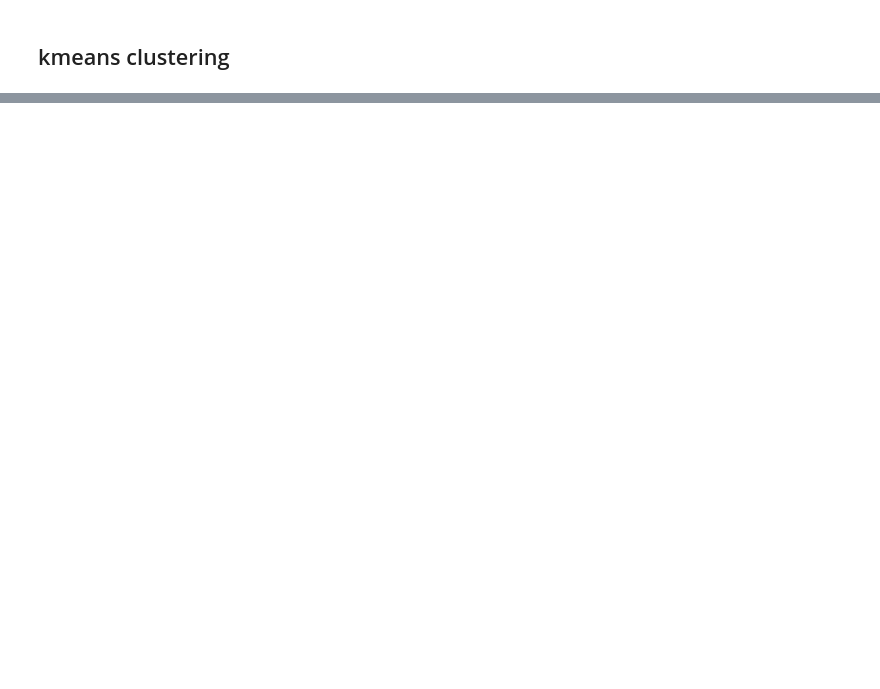
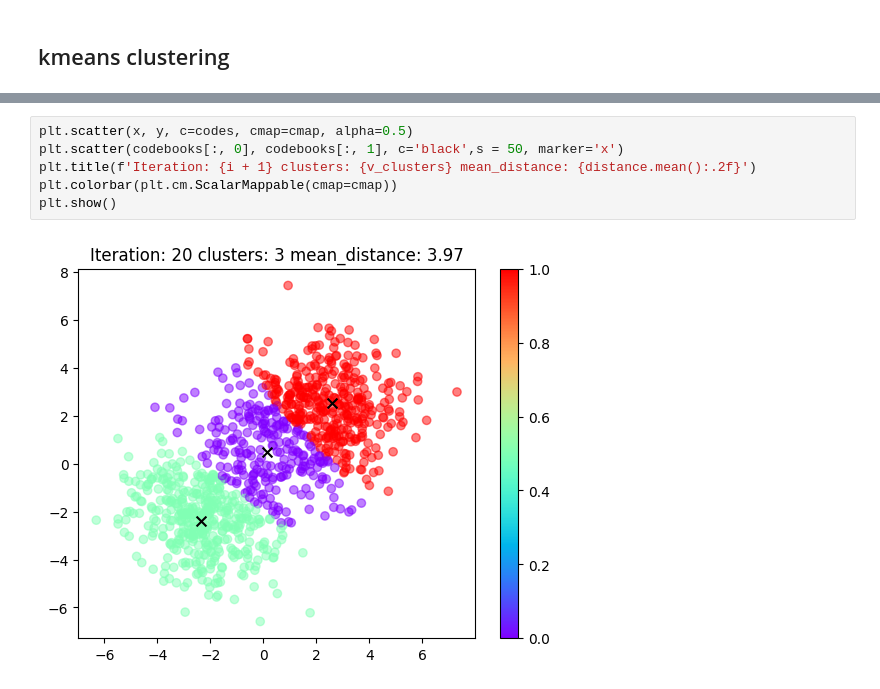
Before and after one commit to donglinkang2021/kmeans_torch, a Jupyter notebook: dev.ipynb, the cells around one changed output, grey strips where cells are left out. Drawn from its saved outputs; the diff is of its cells as text; blank space fills up the shorter version.

```diff
--- a/dev.ipynb
+++ b/dev.ipynb
@@ -73,0 +74,8 @@ codes: tensor([0, 0, 0, 1, 0, 0, 0, 0, 1, 1, 0, 0, 1, 0, 1, 1, 1, 0, 0, 0, 0, 0,
+# %%
+plt.scatter(x, y, c=codes, cmap=cmap, alpha=0.5)
+plt.scatter(codebooks[:, 0], codebooks[:, 1], c='black',s = 50, marker='x')
+plt.title(f'Iteration: {i + 1} clusters: {v_clusters} mean_distance: {distance.mean():.2f}')
+plt.colorbar(plt.cm.ScalarMappable(cmap=cmap))
+plt.show()
+# %% [output]
+[figure, added]
```
Also changed, not shown: parts of 2 cells of this notebook, 4 other files.
